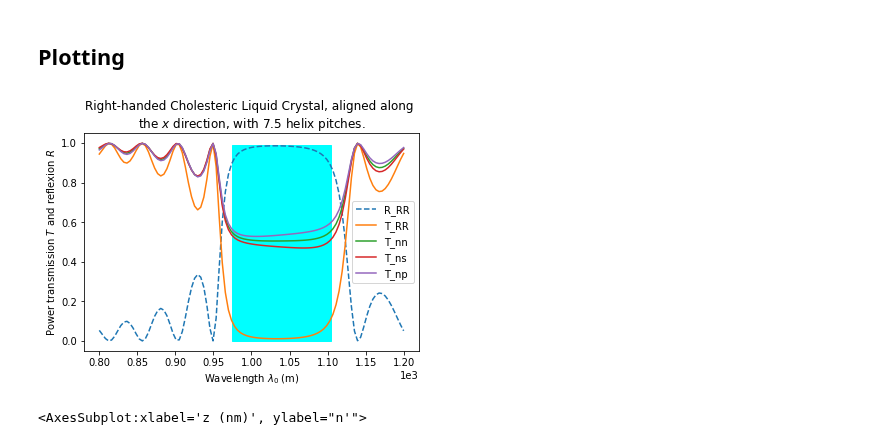
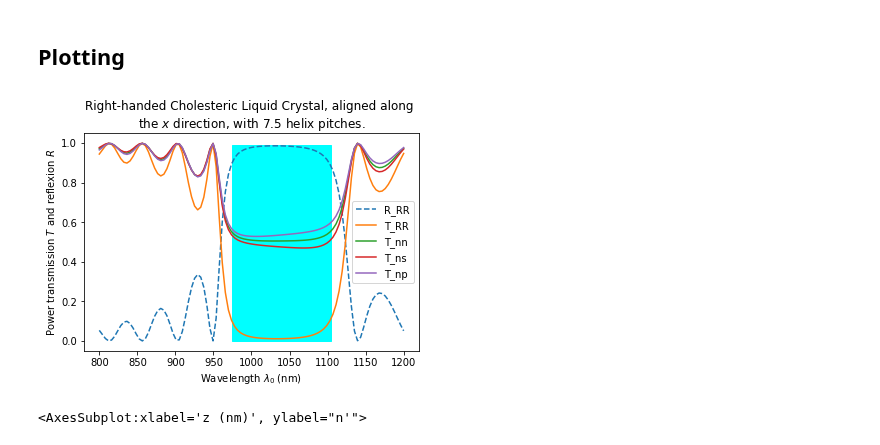
Before and after one commit to PyEllips/pyElli, a Jupyter notebook: examples/Liquid crystals/cholesteric-example.ipynb, the cells around one changed output. Saved outputs shown, nothing was run; the diff lists cells and outputs as text; code cells hidden in the pictures.

```diff
--- a/examples/Liquid crystals/cholesteric-example.ipynb
+++ b/examples/Liquid crystals/cholesteric-example.ipynb
@@ -123,30 +123,28 @@ Complex angle (°) (+90°: L, -90°: R)
 # %%
 fig = plt.figure()
 ax = fig.add_subplot(1, 1, 1)
 
 # Draw rectangle for λ ∈ [p·no, p·ne], and T ∈ [0, R_th]
 rectangle = plt.Rectangle((lbda_B1, 0), lbda_B2 - lbda_B1, R_th, color="cyan")
 ax.add_patch(rectangle)
 
 ax.plot(lbda_list, R_RR, "--", label="R_RR")
 ax.plot(lbda_list, T_RR, label="T_RR")
 ax.plot(lbda_list, T_nn, label="T_nn")
 ax.plot(lbda_list, T_ns, label="T_ns")
 ax.plot(lbda_list, T_np, label="T_np")
 
 ax.legend(loc="center right", bbox_to_anchor=(1.00, 0.50))
 
 ax.set_title(
     "Right-handed Cholesteric Liquid Crystal, aligned along \n"
     + "the $x$ direction, with {:.1f} helix pitches.".format(N / 2.0)
 )
-ax.set_xlabel(r"Wavelength $\lambda_0$ (m)")
+ax.set_xlabel(r"Wavelength $\lambda_0$ (nm)")
 ax.set_ylabel(r"Power transmission $T$ and reflexion $R$")
-fmt = ax.xaxis.get_major_formatter()
-fmt.set_powerlimits((-3, 3))
 plt.show()
 # %% [output]
-[figure, old version]
+[figure, new version]
 # %%
 elliplot.draw_structure(s)
 # %% [output]
```
Also changed, not shown: parts of 1 cell of this notebook, 15 other files.
